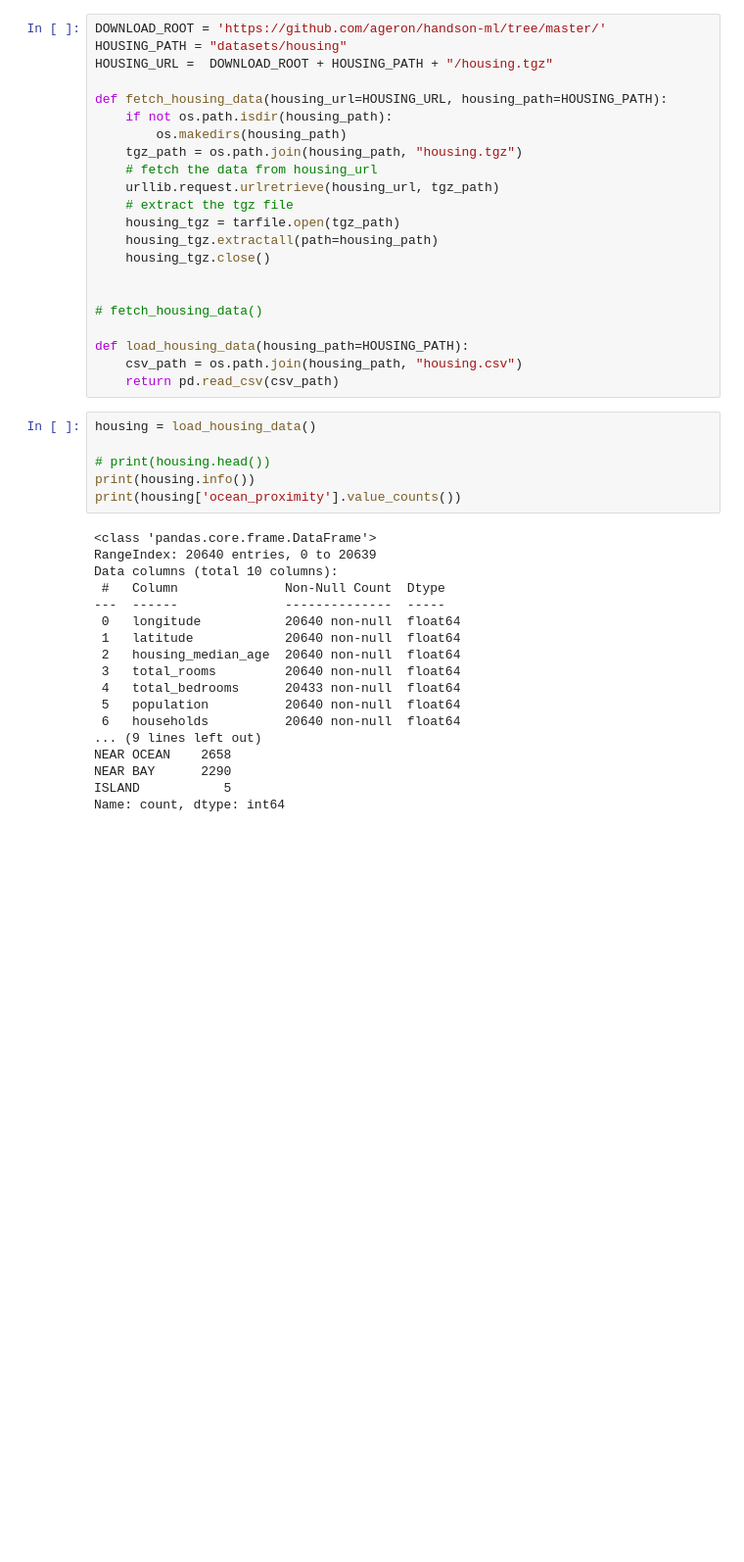
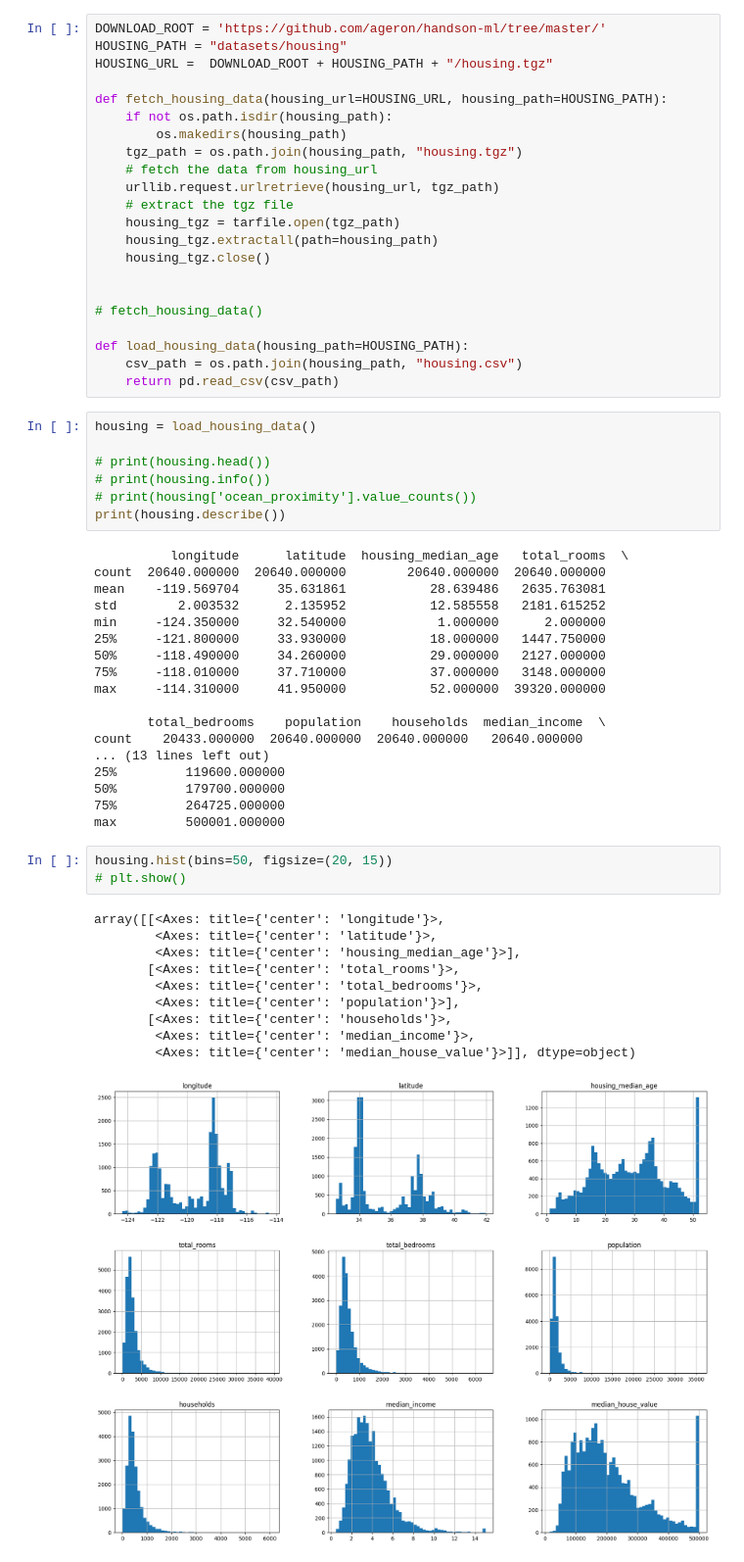
Before and after one commit to Polymath1108/House-Price-Prediction, a Jupyter notebook: dev.ipynb, the cells around one changed output. Shown at 98% size. Cells and saved outputs as stored; diff of their text form; blank space fills up the shorter version.

```diff
--- a/dev.ipynb
+++ b/dev.ipynb
@@ -29,23 +32,38 @@ def load_housing_data(housing_path=HOUSING_PATH):
 housing = load_housing_data()
 
 # print(housing.head())
-print(housing.info())
-print(housing['ocean_proximity'].value_counts())
+# print(housing.info())
+# print(housing['ocean_proximity'].value_counts())
+print(housing.describe())
 # %% [output]
-<class 'pandas.core.frame.DataFrame'>
-RangeIndex: 20640 entries, 0 to 20639
-Data columns (total 10 columns):
- #   Column              Non-Null Count  Dtype
----  ------              --------------  -----
- 0   longitude           20640 non-null  float64
- 1   latitude            20640 non-null  float64
- 2   housing_median_age  20640 non-null  float64
- 3   total_rooms         20640 non-null  float64
- 4   total_bedrooms      20433 non-null  float64
- 5   population          20640 non-null  float64
- 6   households          20640 non-null  float64
-... (9 lines left out)
-NEAR OCEAN    2658
-NEAR BAY      2290
-ISLAND           5
-Name: count, dtype: int64
+          longitude      latitude  housing_median_age   total_rooms  \
+count  20640.000000  20640.000000        20640.000000  20640.000000
+mean    -119.569704     35.631861           28.639486   2635.763081
+std        2.003532      2.135952           12.585558   2181.615252
+min     -124.350000     32.540000            1.000000      2.000000
+25%     -121.800000     33.930000           18.000000   1447.750000
+50%     -118.490000     34.260000           29.000000   2127.000000
+75%     -118.010000     37.710000           37.000000   3148.000000
+max     -114.310000     41.950000           52.000000  39320.000000
+
+       total_bedrooms    population    households  median_income  \
+count    20433.000000  20640.000000  20640.000000   20640.000000
+... (13 lines left out)
+25%         119600.000000
+50%         179700.000000
+75%         264725.000000
+max         500001.000000
+# %%
+housing.hist(bins=50, figsize=(20, 15))
+# plt.show()
+# %% [output]
+array([[<Axes: title={'center': 'longitude'}>,
+        <Axes: title={'center': 'latitude'}>,
+        <Axes: title={'center': 'housing_median_age'}>],
+       [<Axes: title={'center': 'total_rooms'}>,
+        <Axes: title={'center': 'total_bedrooms'}>,
+        <Axes: title={'center': 'population'}>],
+       [<Axes: title={'center': 'households'}>,
+        <Axes: title={'center': 'median_income'}>,
+        <Axes: title={'center': 'median_house_value'}>]], dtype=object)
+[figure, added]
```
Also changed, not shown: parts of 4 cells of this notebook.
